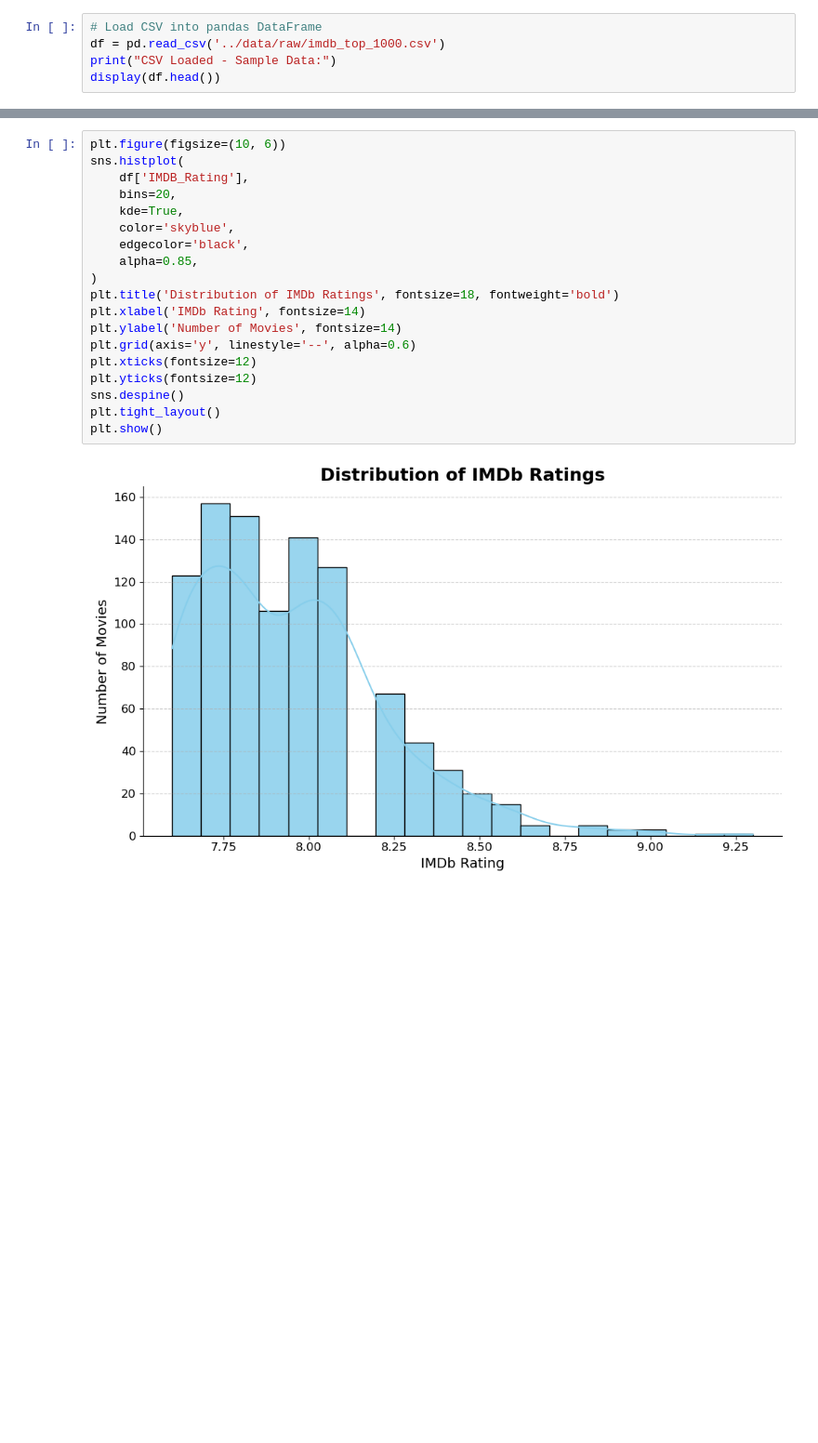
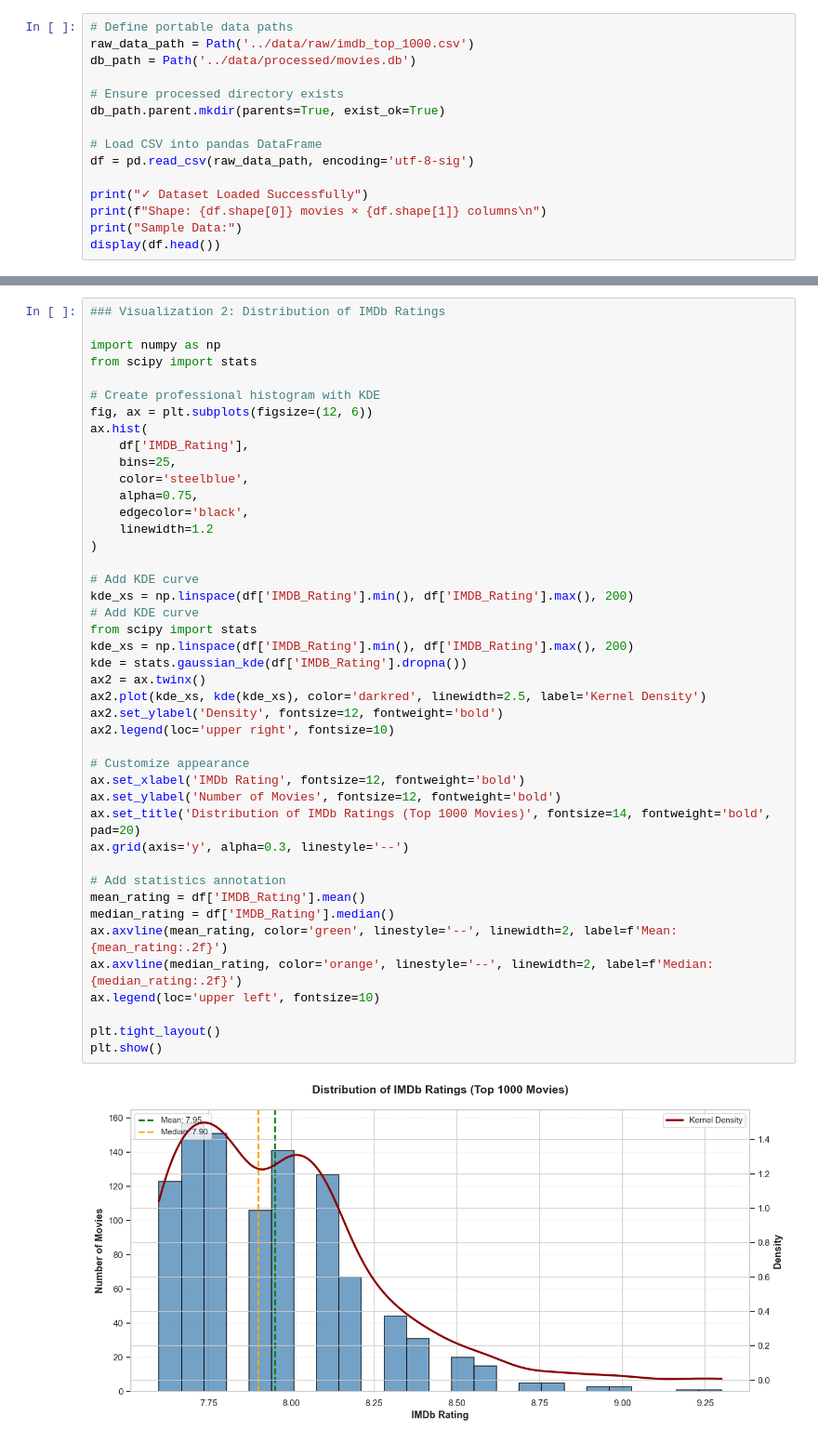
Before and after one commit to visurarodrigo/data-analysis-mini-projects, a Jupyter notebook: Movie-Ratings-Explorer-/notebooks/movie_ratings_explorer.ipynb, the cells around one changed output, grey strips where cells are left out. Shown at 93% size. Cells and saved outputs as stored; diff of their text form; blank space fills up the shorter version.

```diff
--- a/Movie-Ratings-Explorer-/notebooks/movie_ratings_explorer.ipynb
+++ b/Movie-Ratings-Explorer-/notebooks/movie_ratings_explorer.ipynb
@@ -22,6 +46,16 @@ import seaborn as sns
 # %%
+# Define portable data paths
+raw_data_path = Path('../data/raw/imdb_top_1000.csv')
+db_path = Path('../data/processed/movies.db')
+
+# Ensure processed directory exists
+db_path.parent.mkdir(parents=True, exist_ok=True)
+
 # Load CSV into pandas DataFrame
-df = pd.read_csv('../data/raw/imdb_top_1000.csv')
-print("CSV Loaded - Sample Data:")
+df = pd.read_csv(raw_data_path, encoding='utf-8-sig')
+
+print("✓ Dataset Loaded Successfully")
+print(f"Shape: {df.shape[0]} movies × {df.shape[1]} columns\n")
+print("Sample Data:")
 display(df.head())
 # %% [output]
@@ -226,22 +312,46 @@ Passing `palette` without assigning `hue` is deprecated and will be removed in v
 # %%
-plt.figure(figsize=(10, 6))
-sns.histplot(
+### Visualization 2: Distribution of IMDb Ratings
+
+import numpy as np
+from scipy import stats
+
+# Create professional histogram with KDE
+fig, ax = plt.subplots(figsize=(12, 6))
+ax.hist(
     df['IMDB_Rating'],
-    bins=20,
-    kde=True,
-    color='skyblue',
+    bins=25,
+    color='steelblue',
+    alpha=0.75,
     edgecolor='black',
-    alpha=0.85,
+    linewidth=1.2
 )
-plt.title('Distribution of IMDb Ratings', fontsize=18, fontweight='bold')
-plt.xlabel('IMDb Rating', fontsize=14)
-plt.ylabel('Number of Movies', fontsize=14)
-plt.grid(axis='y', linestyle='--', alpha=0.6)
-plt.xticks(fontsize=12)
-plt.yticks(fontsize=12)
-sns.despine()
+
+# Add KDE curve
+kde_xs = np.linspace(df['IMDB_Rating'].min(), df['IMDB_Rating'].max(), 200)
+# Add KDE curve
+from scipy import stats
+kde_xs = np.linspace(df['IMDB_Rating'].min(), df['IMDB_Rating'].max(), 200)
+kde = stats.gaussian_kde(df['IMDB_Rating'].dropna())
+ax2 = ax.twinx()
+ax2.plot(kde_xs, kde(kde_xs), color='darkred', linewidth=2.5, label='Kernel Density')
+ax2.set_ylabel('Density', fontsize=12, fontweight='bold')
+ax2.legend(loc='upper right', fontsize=10)
+
+# Customize appearance
+ax.set_xlabel('IMDb Rating', fontsize=12, fontweight='bold')
+ax.set_ylabel('Number of Movies', fontsize=12, fontweight='bold')
+ax.set_title('Distribution of IMDb Ratings (Top 1000 Movies)', fontsize=14, fontweight='bold', pad=20)
+ax.grid(axis='y', alpha=0.3, linestyle='--')
+
+# Add statistics annotation
+mean_rating = df['IMDB_Rating'].mean()
+median_rating = df['IMDB_Rating'].median()
+ax.axvline(mean_rating, color='green', linestyle='--', linewidth=2, label=f'Mean: {mean_rating:.2f}')
+ax.axvline(median_rating, color='orange', linestyle='--', linewidth=2, label=f'Median: {median_rating:.2f}')
+ax.legend(loc='upper left', fontsize=10)
+
 plt.tight_layout()
 plt.show()
 # %% [output]
-[figure, old version]
+[figure, new version]
 # %%
```
Also changed, not shown: parts of 25 cells of this notebook, 11 other files.
